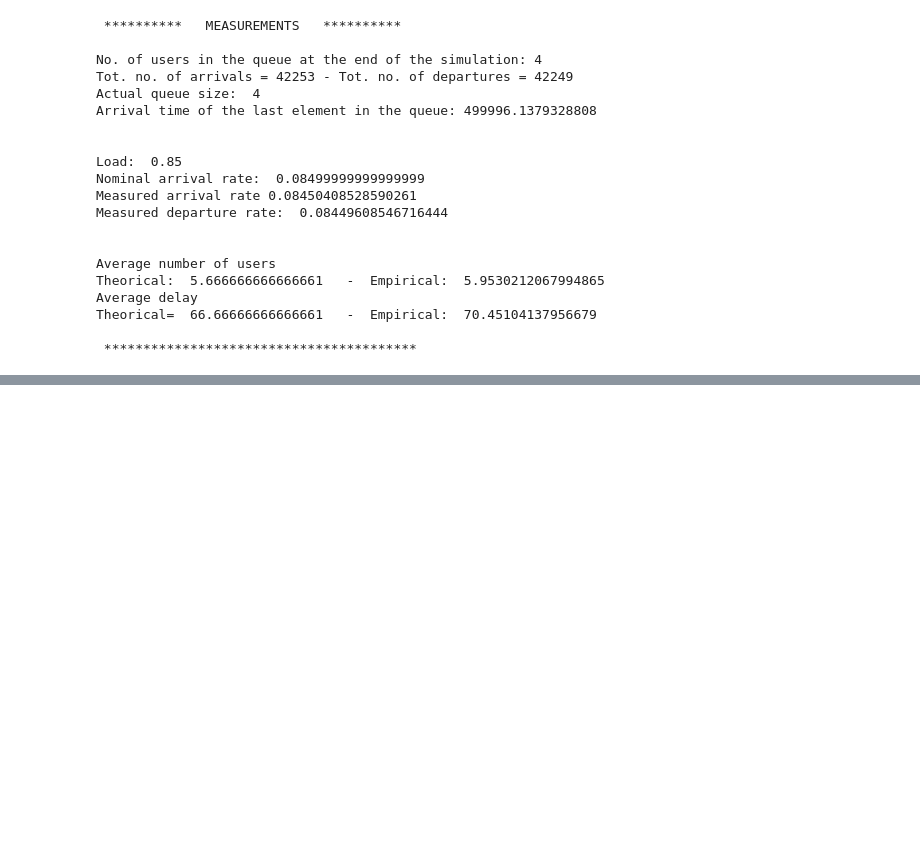
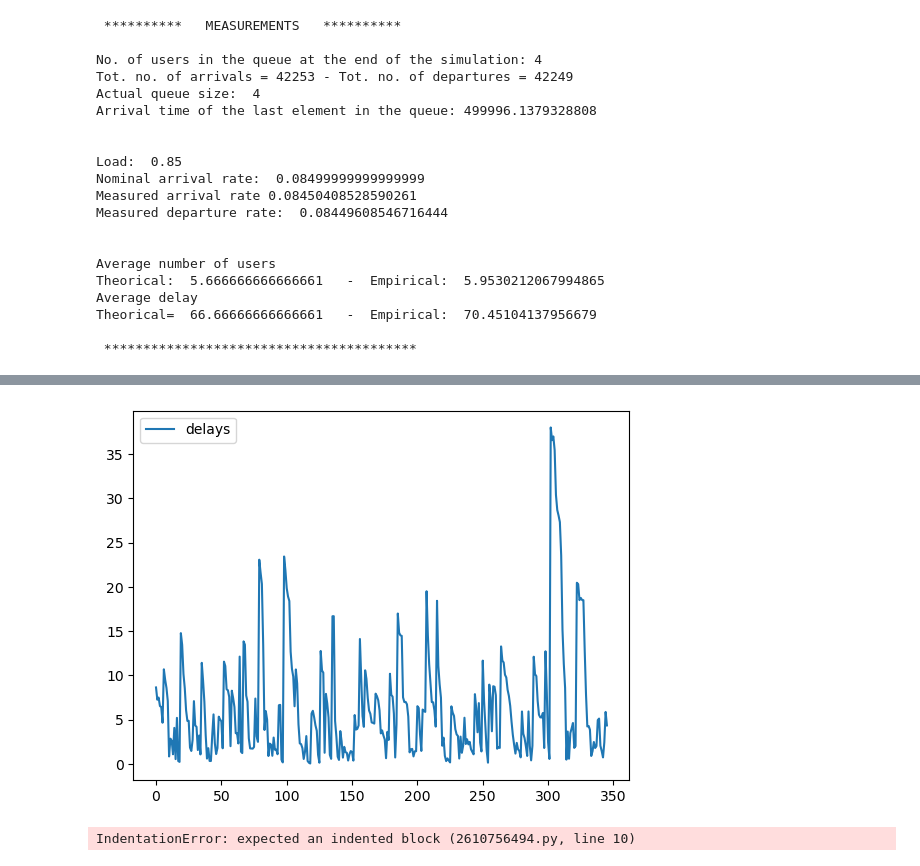
Before and after one commit to DrDoof14/Computer-AidedSimulationsLab, a Jupyter notebook: 09/lab09.ipynb, the cells around one changed output, grey strips where cells are left out. Saved outputs shown, nothing was run; the diff lists cells and outputs as text; code cells hidden in the pictures; blank space fills up the shorter version.

```diff
--- a/09/lab09.ipynb
+++ b/09/lab09.ipynb
@@ -213,0 +348,27 @@ Theorical=  66.66666666666661   -  Empirical:  70.45104137956679
+# %%
+# initialization of variables
+time = 0
+users = 0
+customer = 1
+queue = []
+average_arrival_interval = 3
+average_service_time = 6
+delays=[]
+#FES = PriorityQueue()
+FES = []
+
+# the first arrival at time 0
+#FES.put((0,'arrival'))
+FES.append((0,'arrival'))
+target = 0
+#turned it into a list, and then sorted it
+# the main loop to give the service to the clients until specific time
+while time < 1000:
+    #(time, event_type) = FES.get()
+    FES = sorted(FES)
+    (time, event_type) = FES[target]
+    if event_type == 'arrival':
+        arrival(time, FES, queue)
+    elif event_type == 'departure':
+        delays.append(departure(time, FES, queue))
+    target += 1
@@ -213,0 +418,21 @@ Theorical=  66.66666666666661   -  Empirical:  70.45104137956679
+# %%
+import matplotlib.pyplot as plt
+plt.plot(delays, label='delays')
+plt.legend()
+plt.show()
+# %% [output]
+[figure, added]
+# %%
+util = [0.1, 0.2, 0.4, 0.7, 0.8, 0.9, 0.95, 0.99]
+#util = e[service]/e[delay]
+# for each util we get a different k
+#page 10 of slide 10
+def transient(delays):
+    mean_delays=delays.mean() #first we have to compute the mean of the delays
+    #then we have to compute Xbar k
+    #we have to choose a value for k
+    k = 3
+    for i in range(len(delays)):
+        (1/len(delays)-k)*(sum())
+# %% [output]
+IndentationError: expected an indented block (2610756494.py, line 10)
```
Also changed, not shown: parts of 14 cells of this notebook, 1 other file.
